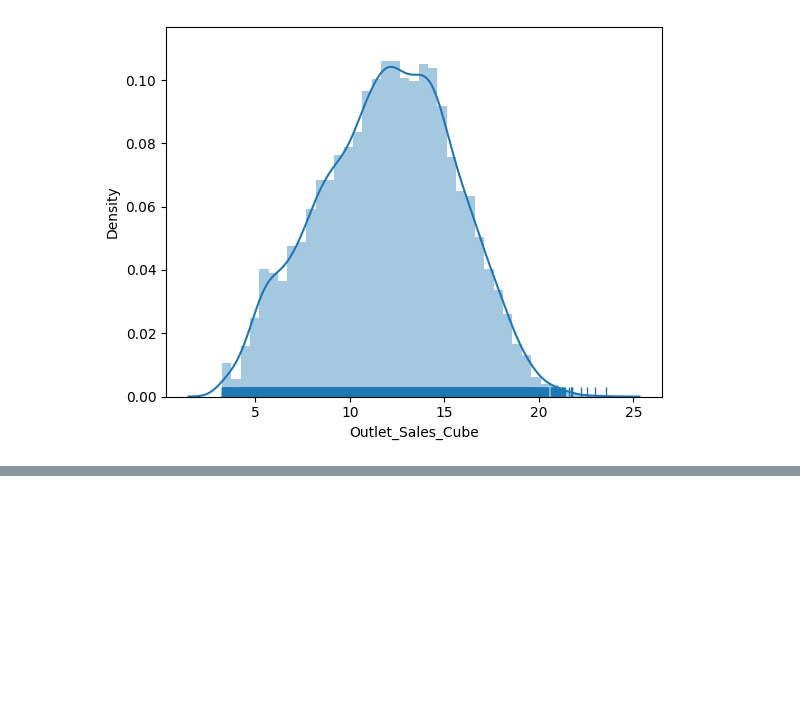
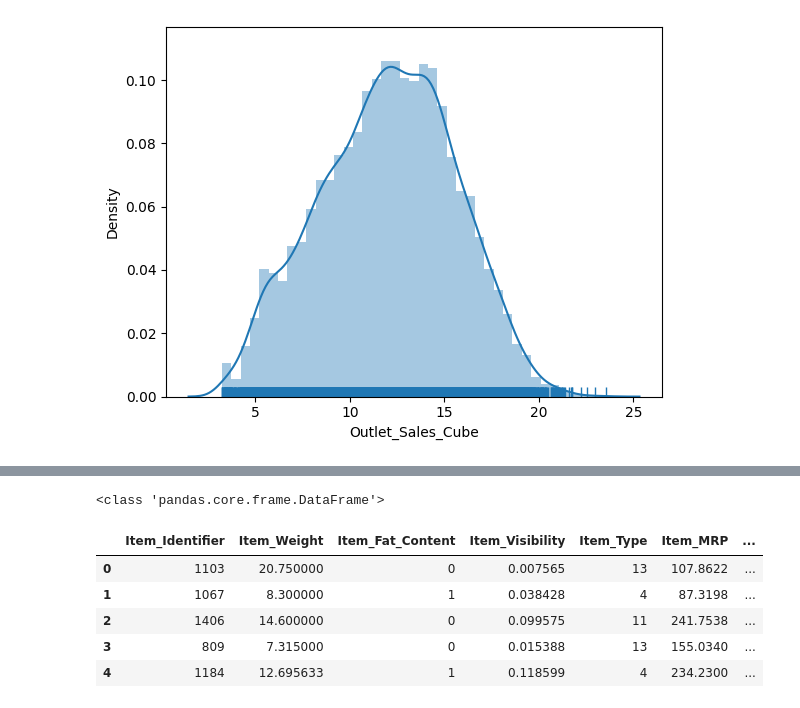
Before and after one commit to monisha-2006-bit/monisha, a Jupyter notebook: Big_Mart_sales_analysis.ipynb, the cells around one changed output, grey strips where cells are left out. Drawn from its saved outputs; the diff is of its cells as text; code cells hidden in the pictures; blank space fills up the shorter version.

```diff
--- a/Big_Mart_sales_analysis.ipynb
+++ b/Big_Mart_sales_analysis.ipynb
@@ -631,0 +710,16 @@ plt.show()
+# %%
+#display the type'x'coloum
+print(type(x))
+# %% [output]
+<class 'pandas.core.frame.DataFrame'>
+# %%
+
+# Display the first five rows of the 'test' DataFrame
+test.head()
+# %% [output]
+|  | Item_Identifier | Item_Weight | Item_Fat_Content | Item_Visibility | Item_Type | Item_MRP | ... |
+| 0 | 1103 | 20.750000 | 0 | 0.007565 | 13 | 107.8622 | ... |
+| 1 | 1067 | 8.300000 | 1 | 0.038428 | 4 | 87.3198 | ... |
+| 2 | 1406 | 14.600000 | 0 | 0.099575 | 11 | 241.7538 | ... |
+| 3 | 809 | 7.315000 | 0 | 0.015388 | 13 | 155.0340 | ... |
+| 4 | 1184 | 12.695633 | 1 | 0.118599 | 4 | 234.2300 | ... |
```
Also changed, not shown: parts of 38 cells of this notebook.
